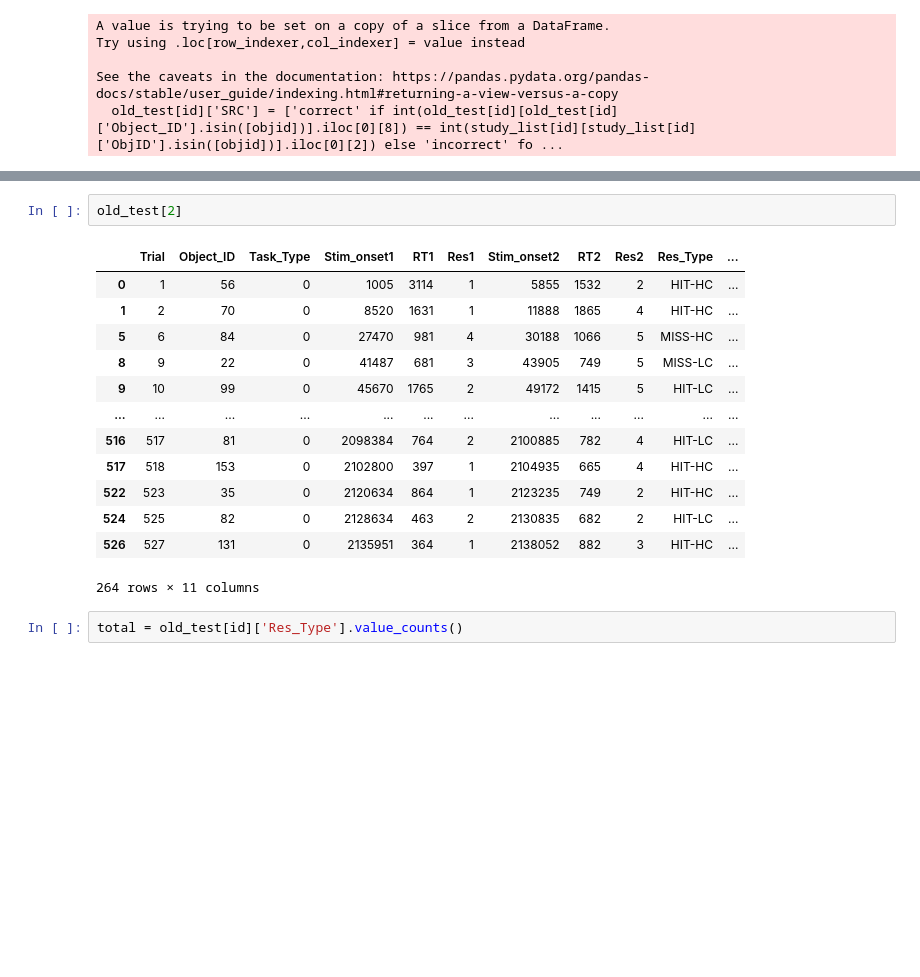
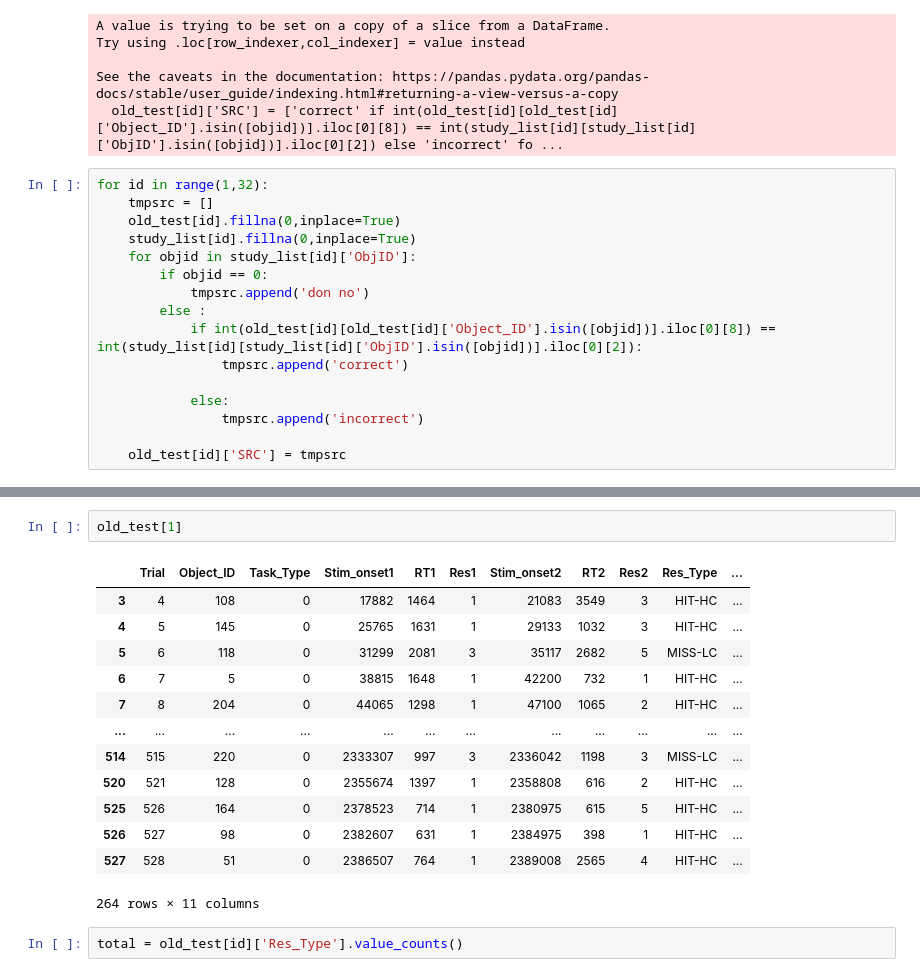
Before and after one commit to AhnJunYeong0319/daybyday, a Jupyter notebook: (Ahn Jun-Yeong) Homework#2-두번째그림고치는중.ipynb, the cells around one changed output, grey strips where cells are left out. Cells and saved outputs as stored; diff of their text form; blank space fills up the shorter version.

```diff
--- a/(Ahn Jun-Yeong) Homework#2-두번째그림고치는중.ipynb
+++ b/(Ahn Jun-Yeong) Homework#2-두번째그림고치는중.ipynb
@@ -202,3 +202,19 @@ Try using .loc[row_indexer,col_indexer] = value instead
 
 See the caveats in the documentation: https://pandas.pydata.org/pandas-docs/stable/user_guide/indexing.html#returning-a-view-versus-a-copy
   old_test[id]['SRC'] = ['correct' if int(old_test[id][old_test[id]['Object_ID'].isin([objid])].iloc[0][8]) == int(study_list[id][study_list[id]['ObjID'].isin([objid])].iloc[0][2]) else 'incorrect' fo ...
+# %%
+for id in range(1,32):
+    tmpsrc = []
+    old_test[id].fillna(0,inplace=True)
+    study_list[id].fillna(0,inplace=True)
+    for objid in study_list[id]['ObjID']:
+        if objid == 0:
+            tmpsrc.append('don no')
+        else :
+            if int(old_test[id][old_test[id]['Object_ID'].isin([objid])].iloc[0][8]) == int(study_list[id][study_list[id]['ObjID'].isin([objid])].iloc[0][2]):
+                tmpsrc.append('correct')
+
+            else:
+                tmpsrc.append('incorrect')
+
+    old_test[id]['SRC'] = tmpsrc
@@ -205,18 +228,18 @@ See the caveats in the documentation: https://pandas.pydata.org/pandas-docs/stab
 # %%
-old_test[2]
+old_test[1]
 # %% [output]
 |  | Trial | Object_ID | Task_Type | Stim_onset1 | RT1 | Res1 | Stim_onset2 | RT2 | Res2 | Res_Type | ... |
-| 0 | 1 | 56 | 0 | 1005 | 3114 | 1 | 5855 | 1532 | 2 | HIT-HC | ... |
-| 1 | 2 | 70 | 0 | 8520 | 1631 | 1 | 11888 | 1865 | 4 | HIT-HC | ... |
-| 5 | 6 | 84 | 0 | 27470 | 981 | 4 | 30188 | 1066 | 5 | MISS-HC | ... |
-| 8 | 9 | 22 | 0 | 41487 | 681 | 3 | 43905 | 749 | 5 | MISS-LC | ... |
-| 9 | 10 | 99 | 0 | 45670 | 1765 | 2 | 49172 | 1415 | 5 | HIT-LC | ... |
+| 3 | 4 | 108 | 0 | 17882 | 1464 | 1 | 21083 | 3549 | 3 | HIT-HC | ... |
+| 4 | 5 | 145 | 0 | 25765 | 1631 | 1 | 29133 | 1032 | 3 | HIT-HC | ... |
+| 5 | 6 | 118 | 0 | 31299 | 2081 | 3 | 35117 | 2682 | 5 | MISS-LC | ... |
+| 6 | 7 | 5 | 0 | 38815 | 1648 | 1 | 42200 | 732 | 1 | HIT-HC | ... |
+| 7 | 8 | 204 | 0 | 44065 | 1298 | 1 | 47100 | 1065 | 2 | HIT-HC | ... |
 | ... | ... | ... | ... | ... | ... | ... | ... | ... | ... | ... | ... |
-| 516 | 517 | 81 | 0 | 2098384 | 764 | 2 | 2100885 | 782 | 4 | HIT-LC | ... |
-| 517 | 518 | 153 | 0 | 2102800 | 397 | 1 | 2104935 | 665 | 4 | HIT-HC | ... |
-| 522 | 523 | 35 | 0 | 2120634 | 864 | 1 | 2123235 | 749 | 2 | HIT-HC | ... |
-| 524 | 525 | 82 | 0 | 2128634 | 463 | 2 | 2130835 | 682 | 2 | HIT-LC | ... |
-| 526 | 527 | 131 | 0 | 2135951 | 364 | 1 | 2138052 | 882 | 3 | HIT-HC | ... |
+| 514 | 515 | 220 | 0 | 2333307 | 997 | 3 | 2336042 | 1198 | 3 | MISS-LC | ... |
+| 520 | 521 | 128 | 0 | 2355674 | 1397 | 1 | 2358808 | 616 | 2 | HIT-HC | ... |
+| 525 | 526 | 164 | 0 | 2378523 | 714 | 1 | 2380975 | 615 | 5 | HIT-HC | ... |
+| 526 | 527 | 98 | 0 | 2382607 | 631 | 1 | 2384975 | 398 | 1 | HIT-HC | ... |
+| 527 | 528 | 51 | 0 | 2386507 | 764 | 1 | 2389008 | 2565 | 4 | HIT-HC | ... |
 264 rows × 11 columns
 # %%
 total = old_test[id]['Res_Type'].value_counts()
```
Also changed, not shown: parts of 3 cells of this notebook, 3 other files.
